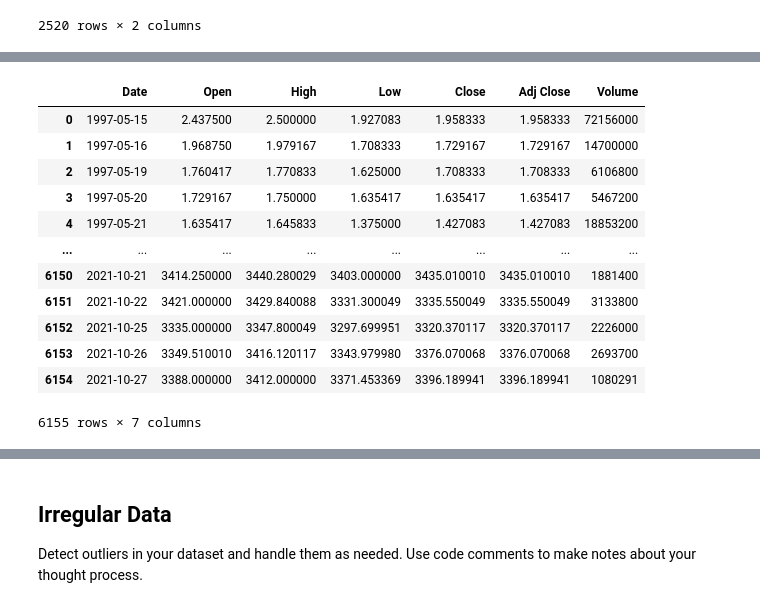
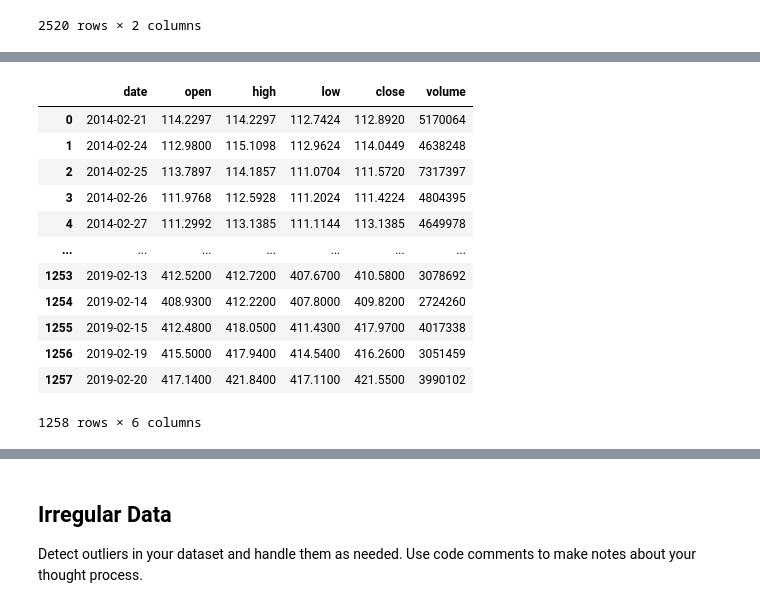
Before and after one commit to shalo888/cleaning-data-checkpoint, a Jupyter notebook: checkpoint-three.ipynb, the cells around one changed output, grey strips where cells are left out. Cells and saved outputs as stored; diff of their text form; code cells hidden in the pictures.

```diff
--- a/checkpoint-three.ipynb
+++ b/checkpoint-three.ipynb
@@ -21,21 +16,29 @@ import numpy as np
 
 #read in dataset giving aliases same as their respective NASDAQ ticker symbol for stocks to compare it with S&P index.
 spy = pd.read_csv("sp500_index.csv")
-amzn = pd.read_csv("Amazon.csv")
-aapl = pd.read_csv("Apple.csv")
-nflx = pd.read_csv("Netflix.csv")
-tsla = pd.read_csv("Tesla.csv")
-meta = pd.read_csv("Facebook.csv")
-msft = pd.read_csv("Microsoft.csv")
+xom = pd.read_csv("xom.csv") # energy Exxon Mobile Corporation
+##exp = pd.read_csv("exp.csv") #material Eagle Materials Inc-
+ba = pd.read_csv("ba.csv") #industrial Boeing Company
+##ato = pd.read_csv("ato.csv") # utilities Atmos Energy Corporation -
+unh = pd.read_csv("unh.csv") # healthcare United healthcare
+jpm = pd.read_csv("jpm.csv") # financial JP Morgan Chase
+hd = pd.read_csv("hd.csv") # consumer discretionary Home depot
+wba = pd.read_csv("wba.csv") # consumer staples walgreens
+aapl = pd.read_csv("aapl.csv") # information technology Apple Inc
+vz = pd.read_csv("vz.csv") #communication servies verizon
+##maa = pd.read_csv("Maa.csv") # Real estate Mid-America Apartment communities  -
+
 
 # Want to see if the dataframe was properly imported and kind of data is stored in each column
 spy.info()
-amzn.info()
+xom.info()
+ba.info()
+unh.info()
+jpm.info()
+hd.info()
+wba.info()
 aapl.info()
-nflx.info()
-tsla.info()
-meta.info()
-msft.info()
+vz.info()
 # %% [output]
 <class 'pandas.core.frame.DataFrame'>
 RangeIndex: 2520 entries, 0 to 2519
@@ -97,17 +141,20 @@ dtype: int64
+# %%
+# since columns 'unadjustedVolume','change','changePercent','vwap','label','changeOverTime' are not needed we will drop these columns
+ba.drop(['unadjustedVolume','change','changePercent','vwap','label','changeOverTime'],inplace=True,axis=1)
 # %%
 #put them in same order of earliest to latest
-amzn.sort_values(by='Date')
+ba.sort_values(by='date')
 # %% [output]
-|  | Date | Open | High | Low | Close | Adj Close | Volume |
-| 0 | 1997-05-15 | 2.437500 | 2.500000 | 1.927083 | 1.958333 | 1.958333 | 72156000 |
-| 1 | 1997-05-16 | 1.968750 | 1.979167 | 1.708333 | 1.729167 | 1.729167 | 14700000 |
-| 2 | 1997-05-19 | 1.760417 | 1.770833 | 1.625000 | 1.708333 | 1.708333 | 6106800 |
-| 3 | 1997-05-20 | 1.729167 | 1.750000 | 1.635417 | 1.635417 | 1.635417 | 5467200 |
-| 4 | 1997-05-21 | 1.635417 | 1.645833 | 1.375000 | 1.427083 | 1.427083 | 18853200 |
-| ... | ... | ... | ... | ... | ... | ... | ... |
-| 6150 | 2021-10-21 | 3414.250000 | 3440.280029 | 3403.000000 | 3435.010010 | 3435.010010 | 1881400 |
-| 6151 | 2021-10-22 | 3421.000000 | 3429.840088 | 3331.300049 | 3335.550049 | 3335.550049 | 3133800 |
-| 6152 | 2021-10-25 | 3335.000000 | 3347.800049 | 3297.699951 | 3320.370117 | 3320.370117 | 2226000 |
-| 6153 | 2021-10-26 | 3349.510010 | 3416.120117 | 3343.979980 | 3376.070068 | 3376.070068 | 2693700 |
-| 6154 | 2021-10-27 | 3388.000000 | 3412.000000 | 3371.453369 | 3396.189941 | 3396.189941 | 1080291 |
+|  | date | open | high | low | close | volume |
+| 0 | 2014-02-21 | 114.2297 | 114.2297 | 112.7424 | 112.8920 | 5170064 |
+| 1 | 2014-02-24 | 112.9800 | 115.1098 | 112.9624 | 114.0449 | 4638248 |
+| 2 | 2014-02-25 | 113.7897 | 114.1857 | 111.0704 | 111.5720 | 7317397 |
+| 3 | 2014-02-26 | 111.9768 | 112.5928 | 111.2024 | 111.4224 | 4804395 |
+| 4 | 2014-02-27 | 111.2992 | 113.1385 | 111.1144 | 113.1385 | 4649978 |
+| ... | ... | ... | ... | ... | ... | ... |
+| 1253 | 2019-02-13 | 412.5200 | 412.7200 | 407.6700 | 410.5800 | 3078692 |
+| 1254 | 2019-02-14 | 408.9300 | 412.2200 | 407.8000 | 409.8200 | 2724260 |
+| 1255 | 2019-02-15 | 412.4800 | 418.0500 | 411.4300 | 417.9700 | 4017338 |
+| 1256 | 2019-02-19 | 415.5000 | 417.9400 | 414.5400 | 416.2600 | 3051459 |
+| 1257 | 2019-02-20 | 417.1400 | 421.8400 | 417.1100 | 421.5500 | 3990102 |
-6155 rows × 7 columns
+1258 rows × 6 columns
```
Also changed, not shown: parts of 42 cells of this notebook, 17 other files.
